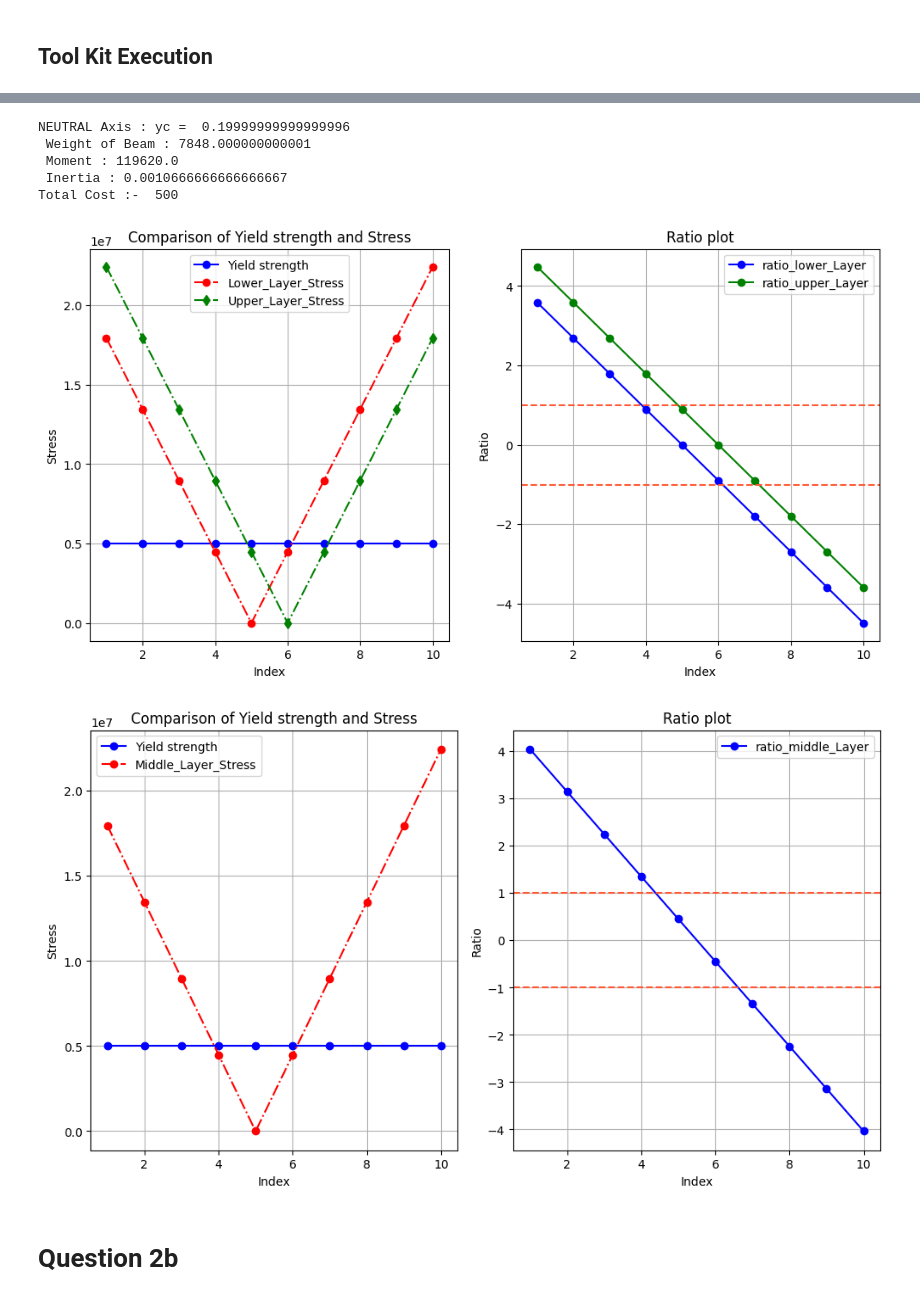
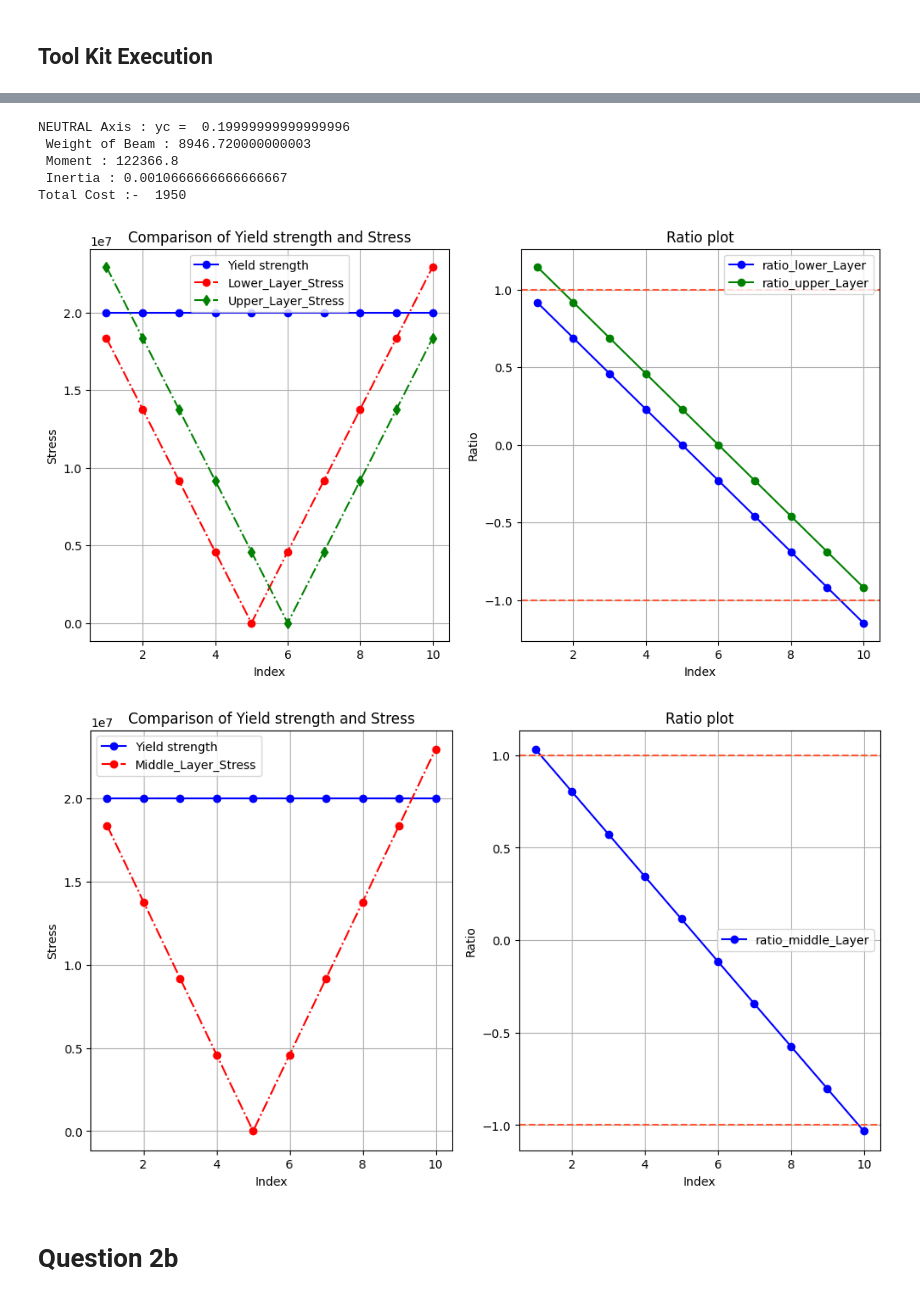
Before and after one commit to jason-dan-iel/Mechanics-of-Solids-Course-Project, a Jupyter notebook: main.ipynb, the cells around one changed output, grey strips where cells are left out. Drawn from its saved outputs; the diff is of its cells as text; code cells hidden in the pictures.

```diff
--- a/main.ipynb
+++ b/main.ipynb
@@ -271,23 +271,23 @@ Total Cost :-  995
 10 rows × 27 columns
 # %%
-df = pd.read_csv('/content/MOS Data.csv')
+df = pd.read_csv('MOS Data.csv')
 df.columns = df.columns.str.strip()
 df_sorted = df.sort_values(by='Price (INR/m2  of sheet)')
 df_subset = pd.concat([
-    df_sorted.iloc[0:1],df_sorted.iloc[0:1],df_sorted.iloc[0:1],
-    df_sorted.iloc[0:1],df_sorted.iloc[0:1],df_sorted.iloc[0:1],
-    df_sorted.iloc[0:1],df_sorted.iloc[0:1],df_sorted.iloc[0:1],
-    df_sorted.iloc[0:1]])
+    df_sorted.iloc[29:30],df_sorted.iloc[29:30],df_sorted.iloc[29:30],
+    df_sorted.iloc[29:30],df_sorted.iloc[29:30],df_sorted.iloc[29:30],
+    df_sorted.iloc[29:30],df_sorted.iloc[29:30],df_sorted.iloc[29:30],
+    df_sorted.iloc[29:30]])
 D = Bending_Distribution(df_subset)
 z_sample = D.train(df_subset,D)
 # %% [output]
 NEUTRAL Axis : yc =  0.19999999999999996
- Weight of Beam : 7848.000000000001
- Moment : 119620.0
+ Weight of Beam : 8946.720000000003
+ Moment : 122366.8
  Inertia : 0.0010666666666666667
-Total Cost :-  500
+Total Cost :-  1950
-[figure, old version]
+[figure, new version]
-[figure, old version]
+[figure, new version]
 # %% [markdown]
 # Question 2b
 # %%
```
Also changed, not shown: parts of 5 cells of this notebook, 3 other files.
